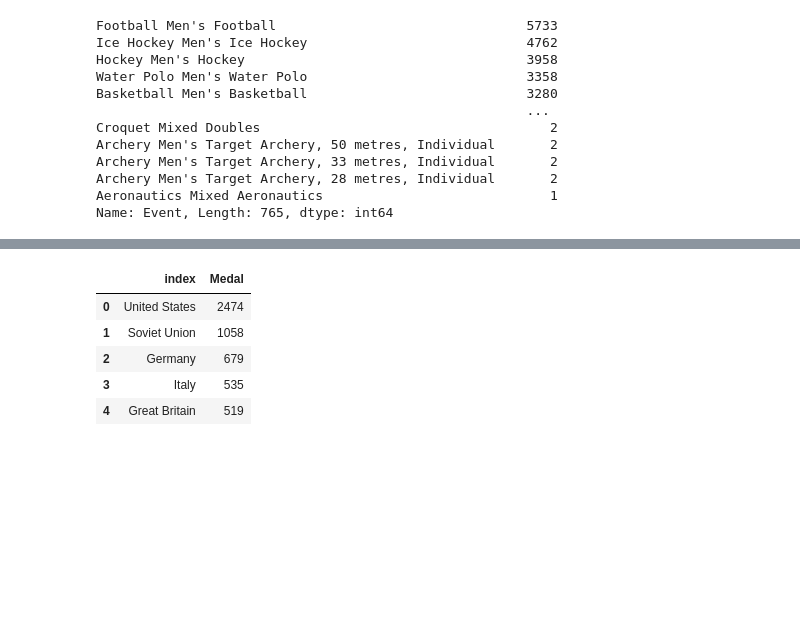
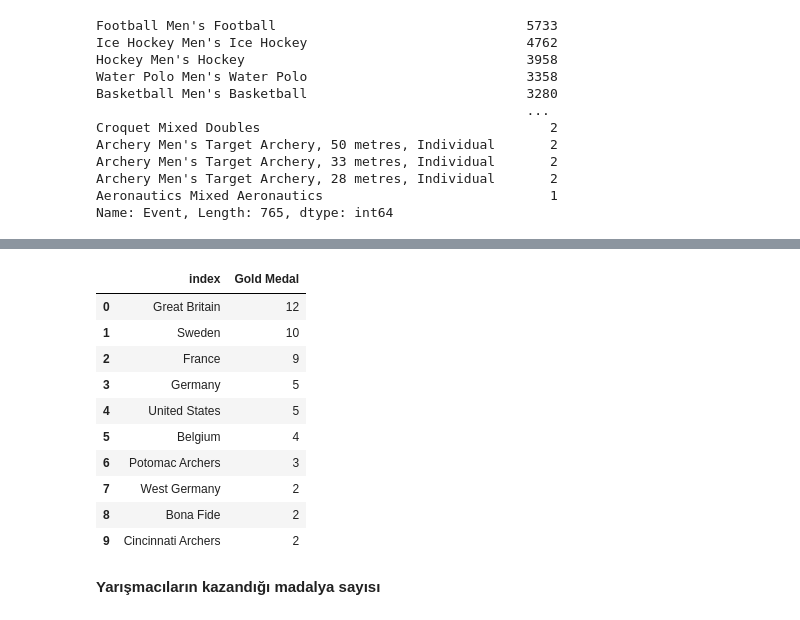
Before and after one commit to aysenurhso/womenintech_python_bitirme_projesi, a Jupyter notebook: olympic_games.ipynb, the cells around one changed output, grey strips where cells are left out. Saved outputs shown, nothing was run; the diff lists cells and outputs as text; code cells hidden in the pictures; blank space fills up the shorter version.

```diff
--- a/olympic_games.ipynb
+++ b/olympic_games.ipynb
@@ -167,5 +158,3 @@ Medal      object
 dtype: object
 # %%
 df.ID = df.ID.astype(str)
-# %%
-df["Year"] = pd.to_datetime(df["Year"]).dt.date
@@ -344,0 +413,2 @@ Text(0.5, 1.0, 'Distribution of Gold Medals')
+# %%
+Medal50 = Gold[(Gold.Age >= 50)]
@@ -345,9 +431,16 @@ Text(0.5, 1.0, 'Distribution of Gold Medals')
 # %%
-Gold.Team.value_counts().reset_index(name='Medal').head(5)
+Medal50.Team.value_counts().reset_index(name='Gold Medal').head(10)
 # %% [output]
-|  | index | Medal |
-| 0 | United States | 2474 |
-| 1 | Soviet Union | 1058 |
-| 2 | Germany | 679 |
-| 3 | Italy | 535 |
-| 4 | Great Britain | 519 |
+|  | index | Gold Medal |
+| 0 | Great Britain | 12 |
+| 1 | Sweden | 10 |
+| 2 | France | 9 |
+| 3 | Germany | 5 |
+| 4 | United States | 5 |
+| 5 | Belgium | 4 |
+| 6 | Potomac Archers | 3 |
+| 7 | West Germany | 2 |
+| 8 | Bona Fide | 2 |
+| 9 | Cincinnati Archers | 2 |
+# %% [markdown]
+**Yarışmacıların kazandığı madalya sayısı**
```
Also changed, not shown: parts of 65 cells of this notebook.
